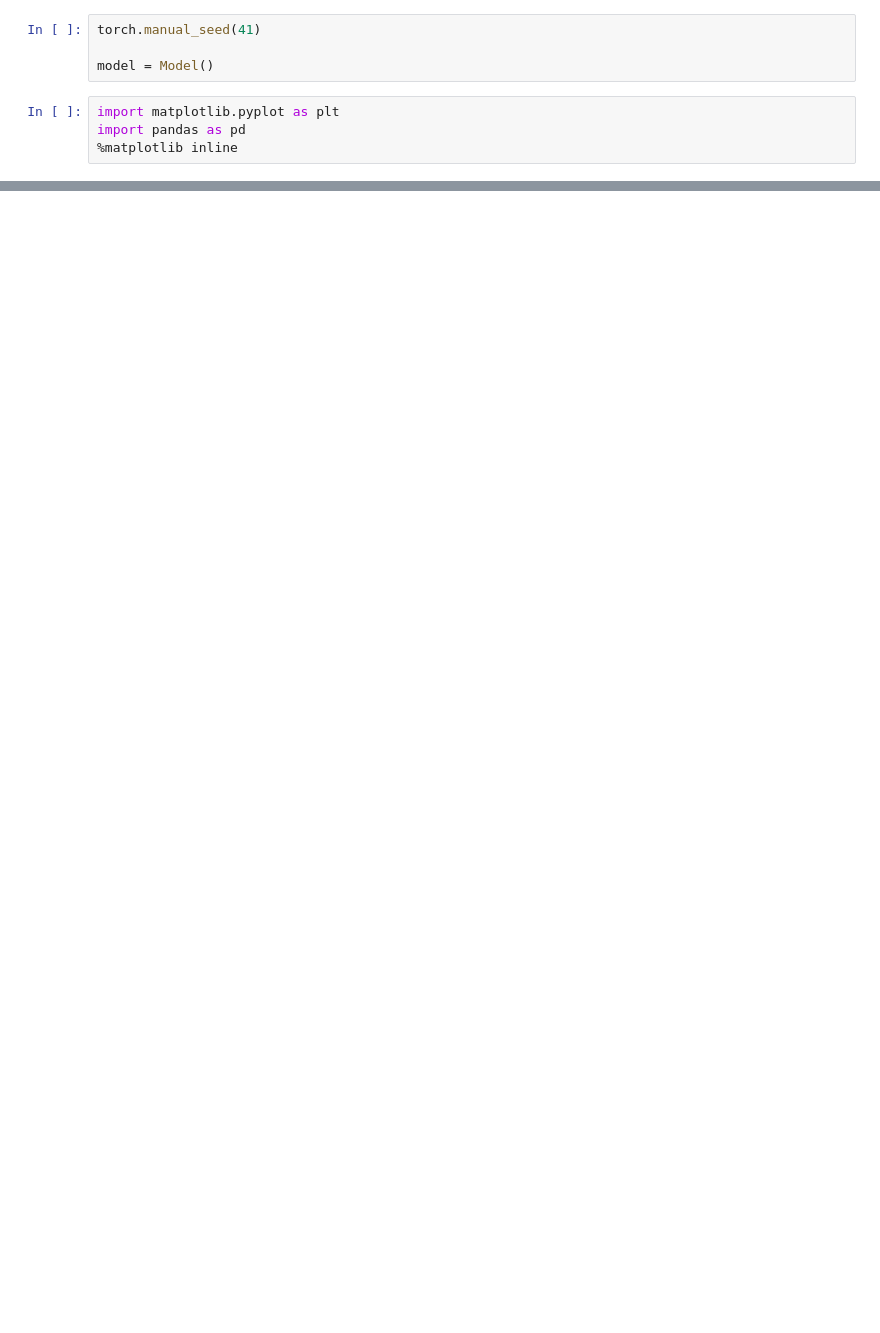
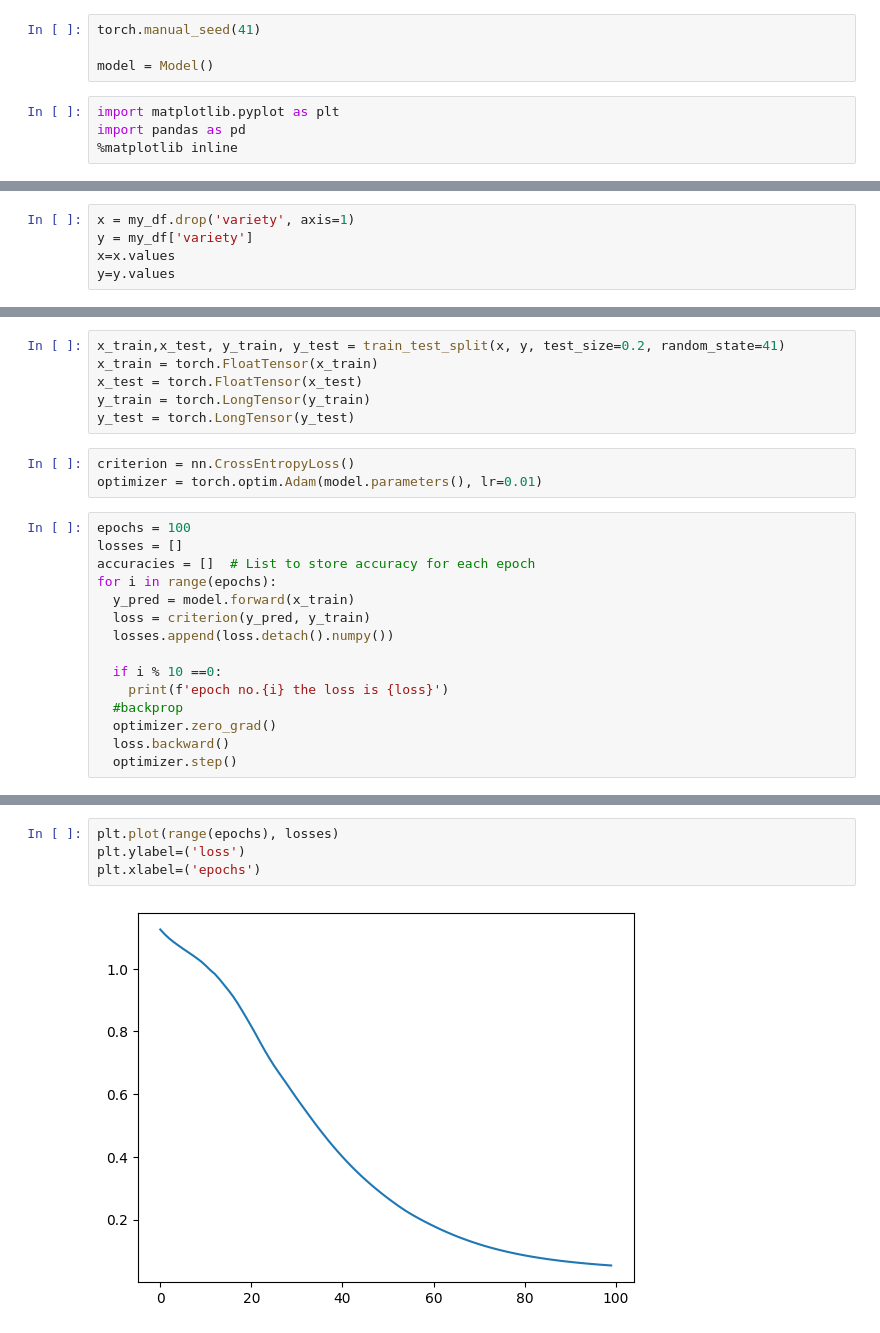
Before and after one commit to Moe-phantom/Moe-phantom, a Jupyter notebook: try.ipynb, the cells around one changed output, grey strips where cells are left out. Cells and saved outputs as stored; diff of their text form; blank space fills up the shorter version.

```diff
--- a/try.ipynb
+++ b/try.ipynb
@@ -52,0 +45,5 @@ my_df
+# %%
+x = my_df.drop('variety', axis=1)
+y = my_df['variety']
+x=x.values
+y=y.values
@@ -52,0 +52,24 @@ my_df
+# %%
+x_train,x_test, y_train, y_test = train_test_split(x, y, test_size=0.2, random_state=41)
+x_train = torch.FloatTensor(x_train)
+x_test = torch.FloatTensor(x_test)
+y_train = torch.LongTensor(y_train)
+y_test = torch.LongTensor(y_test)
+# %%
+criterion = nn.CrossEntropyLoss()
+optimizer = torch.optim.Adam(model.parameters(), lr=0.01)
+# %%
+epochs = 100
+losses = []
+accuracies = []  # List to store accuracy for each epoch
+for i in range(epochs):
+  y_pred = model.forward(x_train)
+  loss = criterion(y_pred, y_train)
+  losses.append(loss.detach().numpy())
+
+  if i % 10 ==0:
+    print(f'epoch no.{i} the loss is {loss}')
+  #backprop
+  optimizer.zero_grad()
+  loss.backward()
+  optimizer.step()
@@ -52,0 +87,6 @@ my_df
+# %%
+plt.plot(range(epochs), losses)
+plt.ylabel=('loss')
+plt.xlabel=('epochs')
+# %% [output]
+[figure, added]
```
Also changed, not shown: parts of 8 cells of this notebook.
